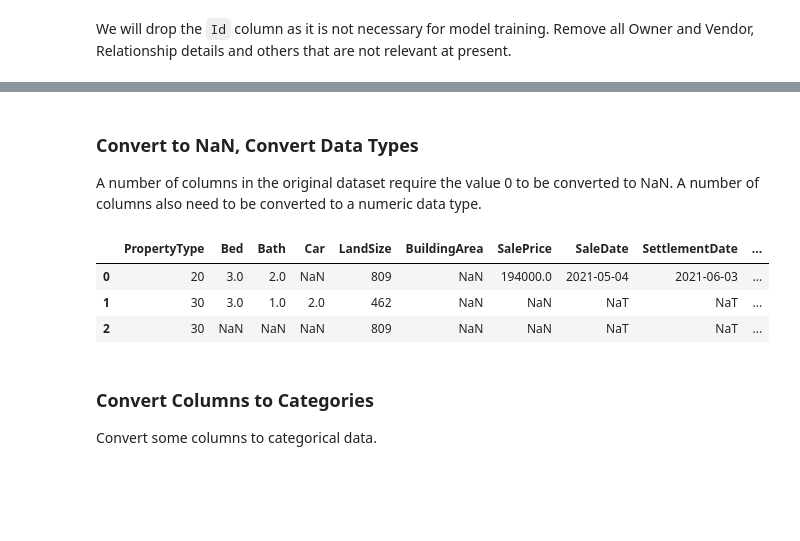
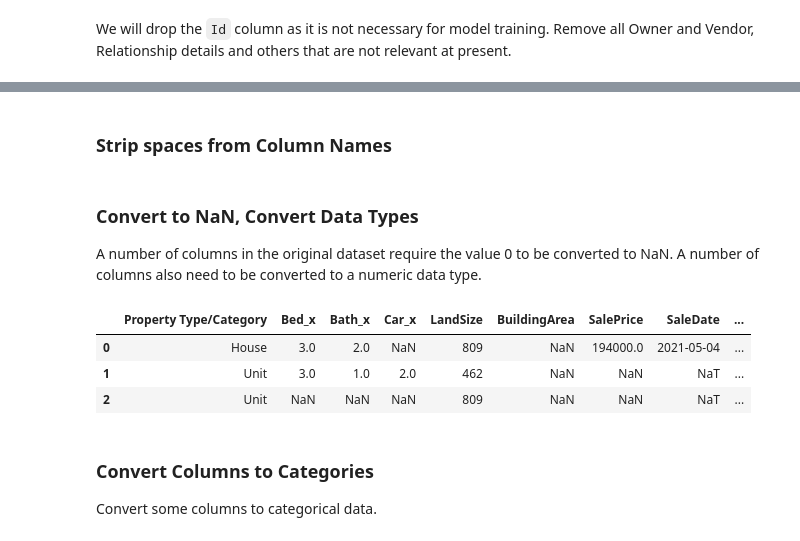
Before and after one commit to apcree/Predict-7502fe75, a Jupyter notebook: house-prices-prediction-using-tfdf.ipynb, the cells around one changed output, grey strips where cells are left out. Drawn from its saved outputs; the diff is of its cells as text; code cells hidden in the pictures; blank space fills up the shorter version.

```diff
--- a/house-prices-prediction-using-tfdf.ipynb
+++ b/house-prices-prediction-using-tfdf.ipynb
@@ -58,6 +91,24 @@ dataset_df.head(3)
+# %%
+# Convert the 'Open in RPP' fields to identifier fields in both sets.
+dataset_df['rppid'] = dataset_df['Open in RPP'].map(lambda x: x.strip('https://rpp.rpdata.com/rpp/property/detail.html?propertyId='))
+hsales_df['rppid'] = hsales_df['Open in RPData'].str.rpartition('/')[2]
+
+# Retrieve the 'Year Built' data from Historical into Current.
+dataset_df = dataset_df.merge(hsales_df, how='left', left_on='rppid', right_on='rppid')
+
+# remove current sale record from Historical data set
+## split dataframe into features and transactions
+## merge historical and current transaction data records on yearsold - month sold - sale price - rppid
+
+## drop duplicates from merged transactions dataframe
+
+# calculate time since last sale
+# calculate growth since last sale
 # %% [markdown]
 We will drop the `Id` column as it is not necessary for model training.  Remove all Owner and Vendor, Relationship details and others that are not relevant at present.
 # %%
-dataset_df = dataset_df.drop(['rpp_id','Agency','Agent','ImproveImprovement','Construction','PrimaryplanLotPlan','RPD','ValuationNo','Owner1Name','Owner1Address','Owner2Name','Owner2Address','Owner3Name','Owner3Address','Vendor1Name','Vendor1Address','Vendor2Name','Vendor2Address','Vendor3Name','Vendor3Address','Relationship'], axis=1)
-dataset_df.head(3)
+#drop columns from merge
+dataset_df = dataset_df.drop(['Street Address_x','Suburb_x','State_x','Postcode_x','Settlement Date_x', 'Agency_x','Agent_x','Improve/Improvement','Construction','Primary plan/Lot Plan','RPD','Valuation No','Owner 1 Name_x','Owner 1 Address','Owner 2 Name_x','Owner 2 Address','Owner 3 Name_x','Owner 3 Address','Relationship','Vendor 1 Name_x','Vendor 1 Address','Vendor 2 Name_x','Vendor 2 Address','Vendor 3 Name_x','Vendor 3 Address','Street Address_y','Suburb_y','State_y','Postcode_y','Open in RPP', 'Open in RPData', 'Bed_y','Bath_y', 'Car_y','Land Size (m²)','Floor Size (m²)','Vendor 1 Name_y','Vendor 2 Name_y','Vendor 3 Name_y','Owner Type','Sale Price_y','Sale Date_y','Settlement Date_y','Sale Type_y','Development Zone_y','Owner 1 Name_y','Owner 2 Name_y','Owner 3 Name_y','Property Type','Agency_y','Agent_y','Land Use','Parcel Details'], axis=1)
+
+dataset_df.info()
 # %% [output]
@@ -68,39 +132,45 @@ dataset_df.head(3)
+# %% [markdown]
+### Strip spaces from Column Names
+# %%
+dataset_df.rename(columns={"Land Size": "LandSize", "Building Area": "BuildingArea", "Sale Price_x": "SalePrice", "Sale Date_x": "SaleDate", "Sale Type_x": "SaleType", "Land Use 1": "LandUse1", "Development Zone_x": "DevelopmentZone", "Valuation Type": "ValuationType", "Valuation Amount": "ValuationAmount", "Valuation Date": "ValuationDate", "Year Built":"YearBuilt"}, inplace=True)
 # %% [markdown]
 ### Convert to NaN, Convert Data Types
 
 A number of columns in the original dataset require the value 0 to be converted to NaN.
 A number of columns also need to be converted to a numeric data type.
 # %%
-dataset_df['Bed'].replace(0, np.nan, inplace=True)
-dataset_df['Bath'].replace(0, np.nan, inplace=True)
-dataset_df['Car'].replace(0, np.nan, inplace=True)
+dataset_df['Bed_x'].replace(0, np.nan, inplace=True)
+dataset_df['Bath_x'].replace(0, np.nan, inplace=True)
+dataset_df['Car_x'].replace(0, np.nan, inplace=True)
 dataset_df['BuildingArea'].replace(0, np.nan, inplace=True)
 
 dataset_df['SalePrice'].replace("$0", np.nan, inplace=True)
 dataset_df['SalePrice'].replace("Not Disclosed", np.nan, inplace=True)
-#dataset_df['SalePrice'] = dataset_df['SalePrice'].str.replace('$','')
-#dataset_df['SalePrice'] = dataset_df['SalePrice'].str.replace(',','')
+dataset_df['SalePrice'] = dataset_df['SalePrice'].str.replace('$','')
+dataset_df['SalePrice'] = dataset_df['SalePrice'].str.replace(',','')
 
 dataset_df['ValuationAmount'].replace("$0", np.nan, inplace=True)
-#dataset_df['ValuationAmount'] = dataset_df['ValuationAmount'].str.replace('$','')
-#dataset_df['ValuationAmount'] = dataset_df['ValuationAmount'].str.replace(',','')
+dataset_df['ValuationAmount'] = dataset_df['ValuationAmount'].str.replace('$','')
+dataset_df['ValuationAmount'] = dataset_df['ValuationAmount'].str.replace(',','')
 
 # convert string columns to numeric
 dataset_df['ValuationAmount']   = pd.to_numeric(dataset_df['ValuationAmount'])
 dataset_df['SalePrice']         = pd.to_numeric(dataset_df['SalePrice'])
 
+# Where SaleDate is 1-Jan-30 also needs to be converted to NaN
+dataset_df['SaleDate'].replace("1-Jan-30", np.nan, inplace=True)
+
 # convert string columns to dates
 dataset_df['SaleDate']   = pd.to_datetime(dataset_df['SaleDate'], format="%d-%b-%y")
-dataset_df['SettlementDate']   = pd.to_datetime(dataset_df['SettlementDate'], format="%d-%b-%y")
 dataset_df['ValuationDate']   = pd.to_datetime(dataset_df['ValuationDate'], format="%d-%b-%y")
 
 
 dataset_df.head(3)
 # %% [output]
-|  | PropertyType | Bed | Bath | Car | LandSize | BuildingArea | SalePrice | SaleDate | SettlementDate | ... |
-| 0 | 20 | 3.0 | 2.0 | NaN | 809 | NaN | 194000.0 | 2021-05-04 | 2021-06-03 | ... |
-| 1 | 30 | 3.0 | 1.0 | 2.0 | 462 | NaN | NaN | NaT | NaT | ... |
-| 2 | 30 | NaN | NaN | NaN | 809 | NaN | NaN | NaT | NaT | ... |
+|  | Property Type/Category | Bed_x | Bath_x | Car_x | LandSize | BuildingArea | SalePrice | SaleDate | ... |
+| 0 | House | 3.0 | 2.0 | NaN | 809 | NaN | 194000.0 | 2021-05-04 | ... |
+| 1 | Unit | 3.0 | 1.0 | 2.0 | 462 | NaN | NaN | NaT | ... |
+| 2 | Unit | NaN | NaN | NaN | 809 | NaN | NaN | NaT | ... |
 # %% [markdown]
 ### Convert Columns to Categories
 
```
Also changed, not shown: parts of 38 cells of this notebook, 6 other files.
